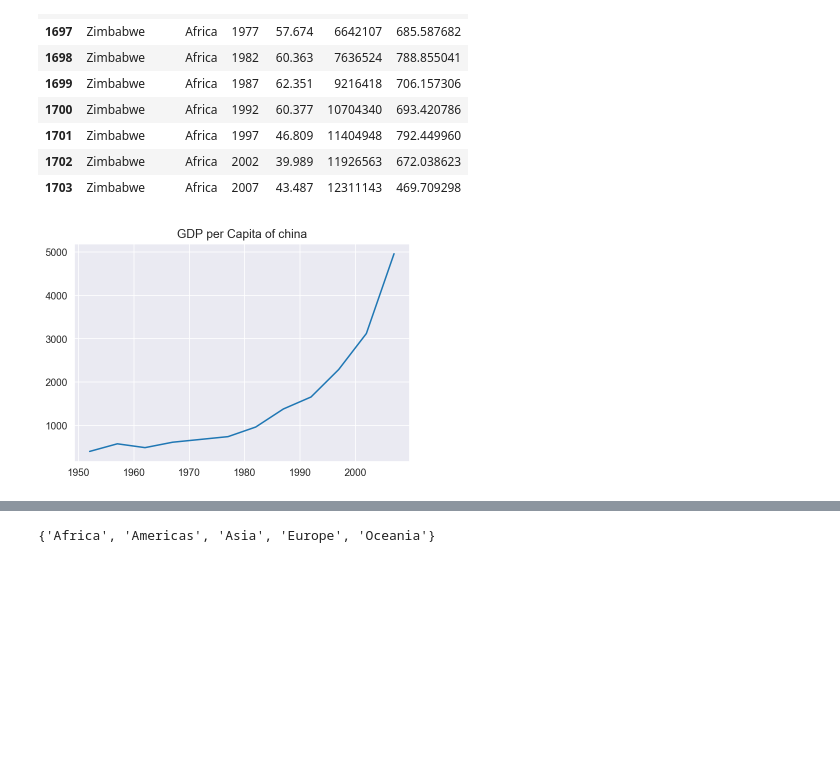
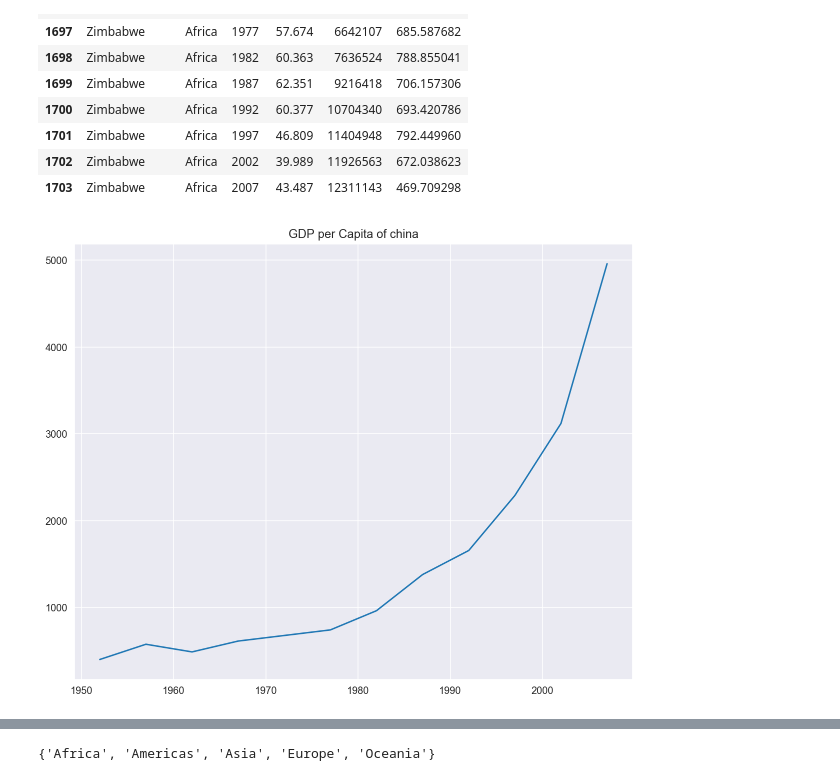
Before and after one commit to waleedhanna/Project_1-, a Jupyter notebook: GDP vs. Life Expectancy.ipynb, the cells around one changed output, grey strips where cells are left out. Cells and saved outputs as stored; diff of their text form; code cells hidden in the pictures; blank space fills up the shorter version.

```diff
--- a/GDP vs. Life Expectancy.ipynb
+++ b/GDP vs. Life Expectancy.ipynb
@@ -410,10 +407,19 @@ China = data[data.country == 'China']
 # %%
 
 plt.plot(China.year, China.gdpPercap)
 plt.title('GDP per Capita of china')
+#Add grid() call
+plt.grid(True)
+
+fig1 = plt.gcf()
+fig1.set_size_inches(10, 8)
+
+# Save the plot
+plt.savefig('GDP vs. Life Expectancy.png')
+
 plt.show()
 # %% [output]
-[figure, old version]
+[figure, new version]
 # %%
 us = data[data.country == 'United States']
 plt.plot(us.year, us.gdpPercap)
```
Also changed, not shown: parts of 18 cells of this notebook.
